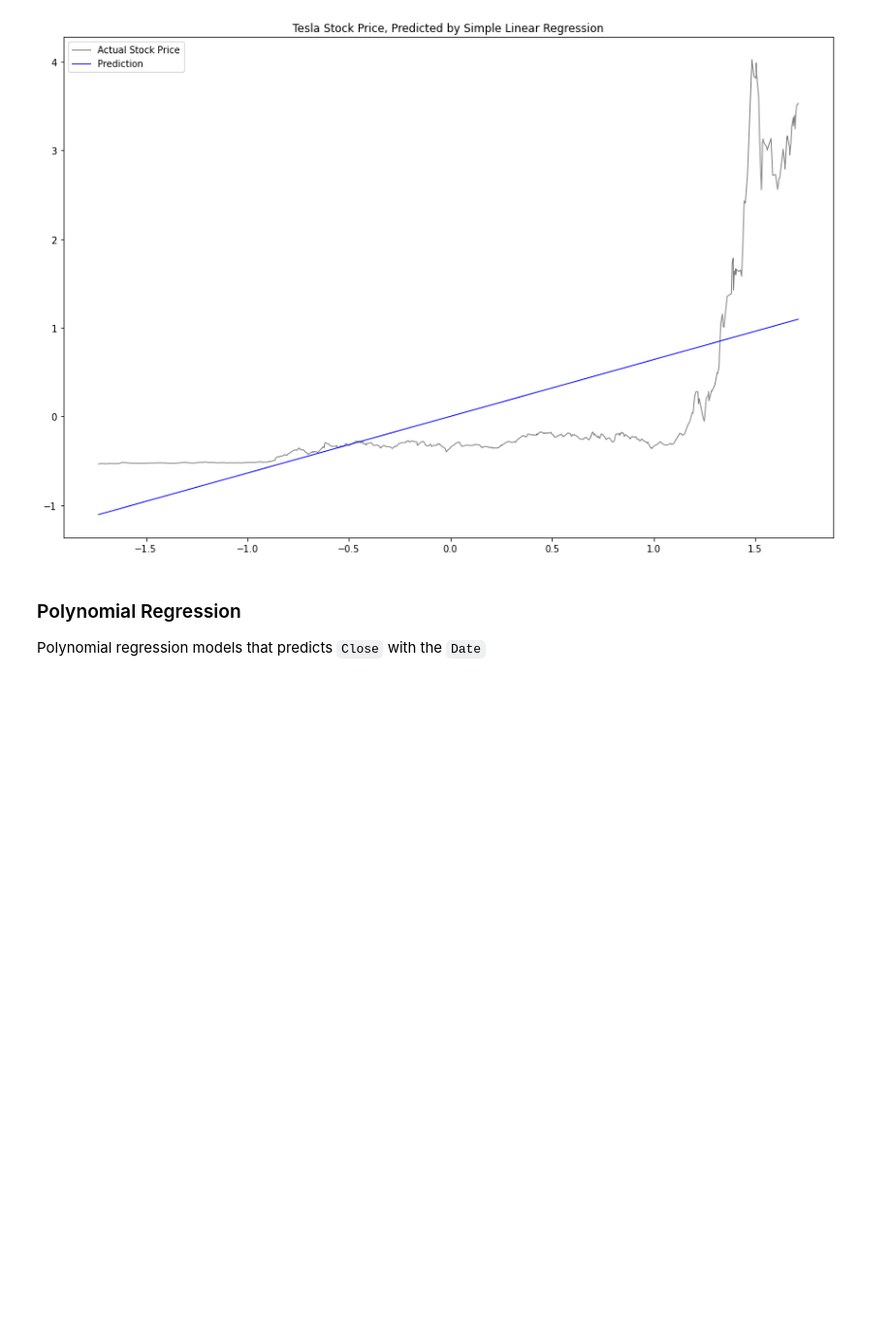
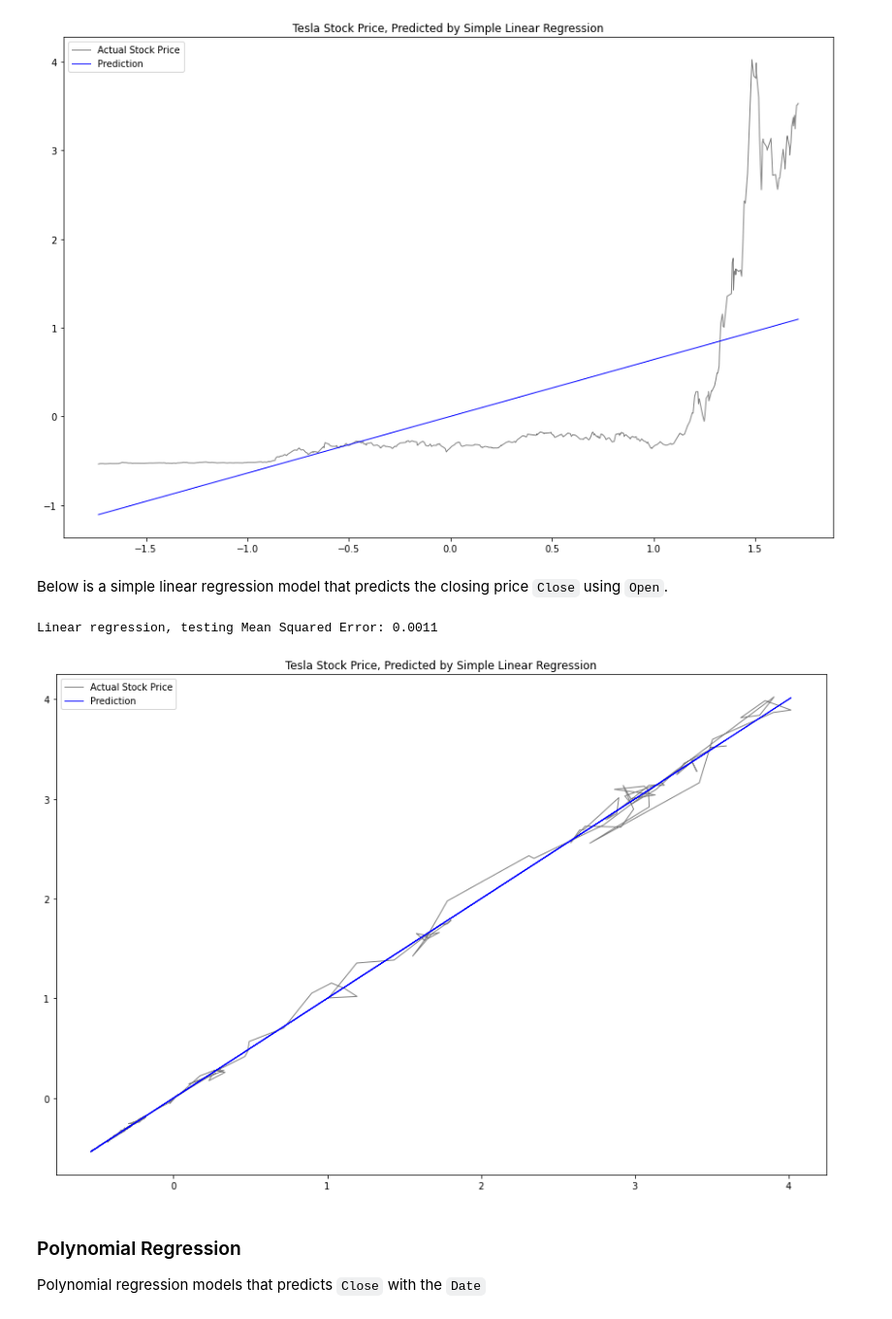
Before and after one commit to Diean233/171Group11, a Jupyter notebook: Lin_Poly_Regression2.ipynb, the cells around one changed output. Shown at 97% size. Cells and saved outputs as stored; diff of their text form; code cells hidden in the pictures; blank space fills up the shorter version.

```diff
--- a/Lin_Poly_Regression2.ipynb
+++ b/Lin_Poly_Regression2.ipynb
@@ -98,6 +101,33 @@ plt.show()
 # %% [output]
 Linear regression, testing Mean Squared Error: 0.5891
 [figure]
+# %% [markdown]
+Below is a simple linear regression model that predicts the closing price ``Close`` using  ``Open``.
+# %%
+
+X_train, X_test = train['Open'], test['Open']
+y_train, y_test = train['Close'], test['Close']
+
+# Reshape data (sklearn gets mad if I don't)
+X_train = StandardScaler().fit_transform(X_train.values.reshape(-1,1))
+y_train = StandardScaler().fit_transform(y_train.values.reshape(-1,1))
+X_test = StandardScaler().fit_transform(X_test.values.reshape(-1,1))
+y_test = StandardScaler().fit_transform(y_test.values.reshape(-1,1))
+
+# Fit linear model, run, calc MSE
+lin_model = LinearRegression().fit(X_train, y_train)
+y_pred = lin_model.predict(X_test)
+print('Linear regression, testing Mean Squared Error: {:.4f}'.format(metrics.mean_squared_error(y_test, y_pred)))
+
+plt.figure(figsize=(15,10))
+plt.plot(X_test, y_test, color='gray', linewidth=1)
+plt.title('Tesla Stock Price, Predicted by Simple Linear Regression')
+plt.plot(X_test, y_pred, color='blue', linewidth=1)
+plt.legend(['Actual Stock Price','Prediction'])
+plt.show()
+# %% [output]
+Linear regression, testing Mean Squared Error: 0.0011
+[figure, added]
 # %% [markdown]
 ### Polynomial Regression
 Polynomial regression models that predicts ``Close`` with the ``Date``
```
Also changed, not shown: parts of 4 cells of this notebook.
